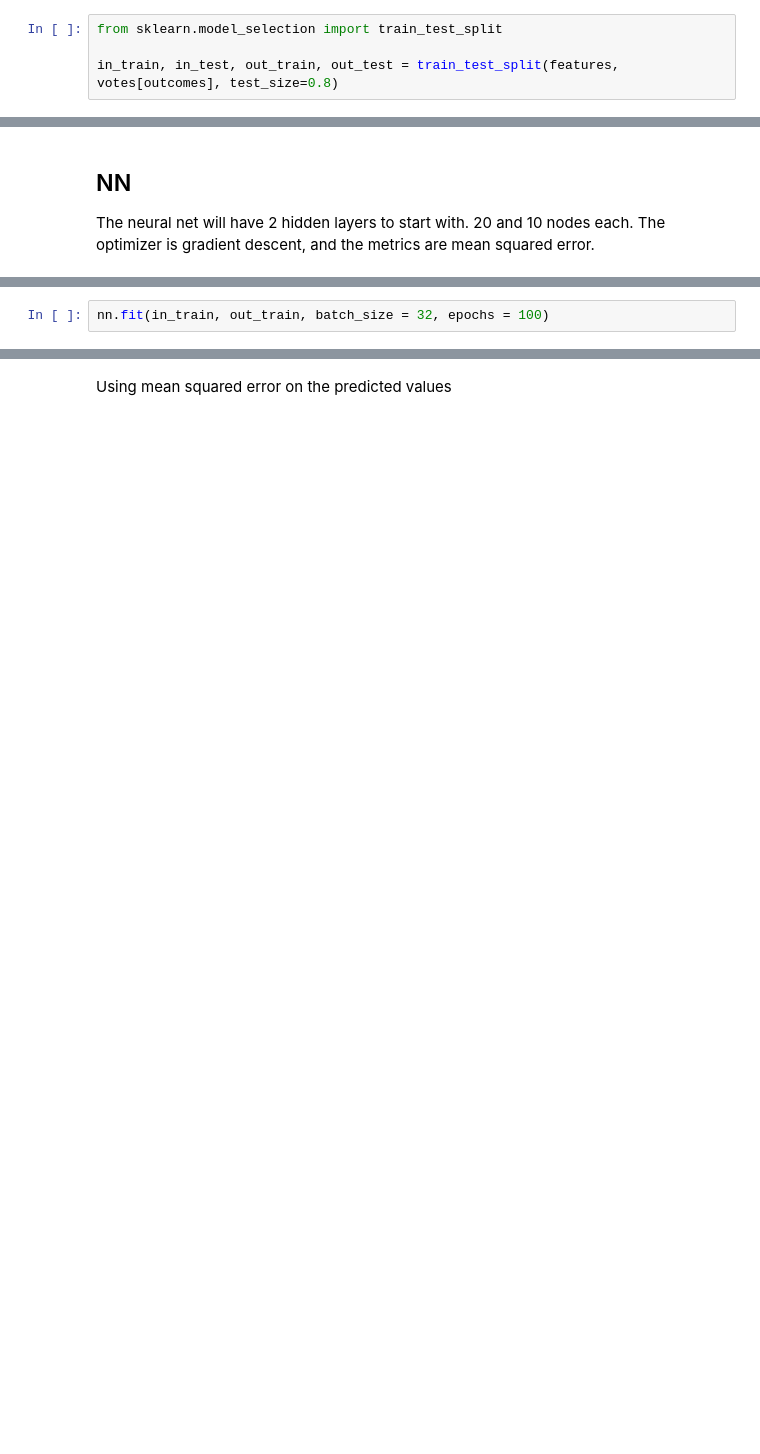
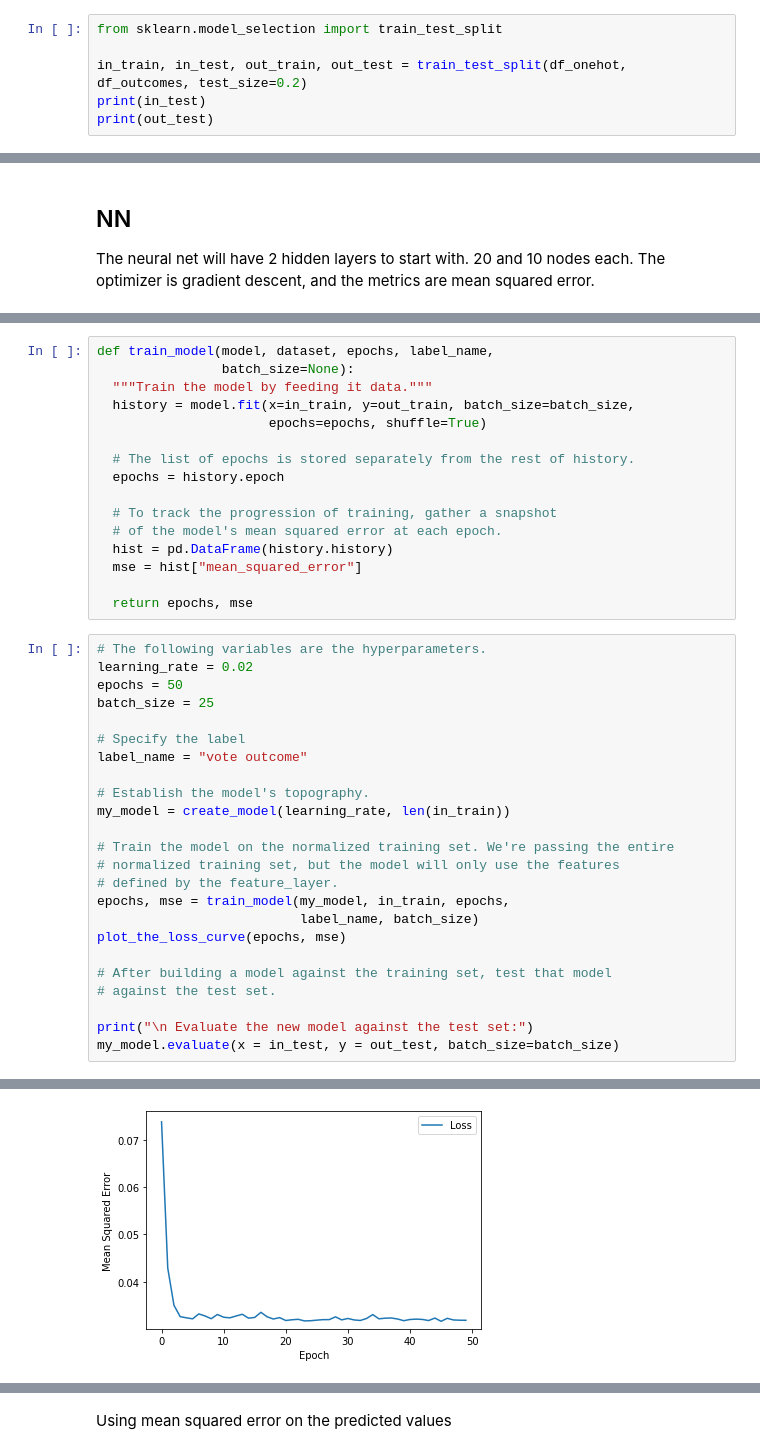
Before and after one commit to DJAntivenom/swiss-vote-prediction, a Jupyter notebook: src/nn_1.0_ltognoni.ipynb, the cells around one changed output, grey strips where cells are left out. Drawn from its saved outputs; the diff is of its cells as text; blank space fills up the shorter version.

Commit message:
Working but bad nn model with onehot encoding

```diff
--- a/src/nn_1.0_ltognoni.ipynb
+++ b/src/nn_1.0_ltognoni.ipynb
@@ -135,4 +211,6 @@ Create test and train split
 # %%
 from sklearn.model_selection import train_test_split
 
-in_train, in_test, out_train, out_test = train_test_split(features, votes[outcomes], test_size=0.8)
+in_train, in_test, out_train, out_test = train_test_split(df_onehot, df_outcomes, test_size=0.2)
+print(in_test)
+print(out_test)
@@ -165,3 +288,41 @@ _________________________________________________________________
+# %%
+def train_model(model, dataset, epochs, label_name,
+                batch_size=None):
+  """Train the model by feeding it data."""
+  history = model.fit(x=in_train, y=out_train, batch_size=batch_size,
+                      epochs=epochs, shuffle=True)
+
+  # The list of epochs is stored separately from the rest of history.
+  epochs = history.epoch
+
+  # To track the progression of training, gather a snapshot
+  # of the model's mean squared error at each epoch.
+  hist = pd.DataFrame(history.history)
+  mse = hist["mean_squared_error"]
+
+  return epochs, mse
 # %%
-nn.fit(in_train, out_train, batch_size = 32, epochs = 100)
+# The following variables are the hyperparameters.
+learning_rate = 0.02
+epochs = 50
+batch_size = 25
+
+# Specify the label
+label_name = "vote outcome"
+
+# Establish the model's topography.
+my_model = create_model(learning_rate, len(in_train))
+
+# Train the model on the normalized training set. We're passing the entire
+# normalized training set, but the model will only use the features
+# defined by the feature_layer.
+epochs, mse = train_model(my_model, in_train, epochs,
+                          label_name, batch_size)
+plot_the_loss_curve(epochs, mse)
+
+# After building a model against the training set, test that model
+# against the test set.
+
+print("\n Evaluate the new model against the test set:")
+my_model.evaluate(x = in_test, y = out_test, batch_size=batch_size)
 # %% [output]
@@ -168,0 +346 @@ Epoch 1/100
+[figure, added]
```
Also changed, not shown: parts of 26 cells of this notebook.
